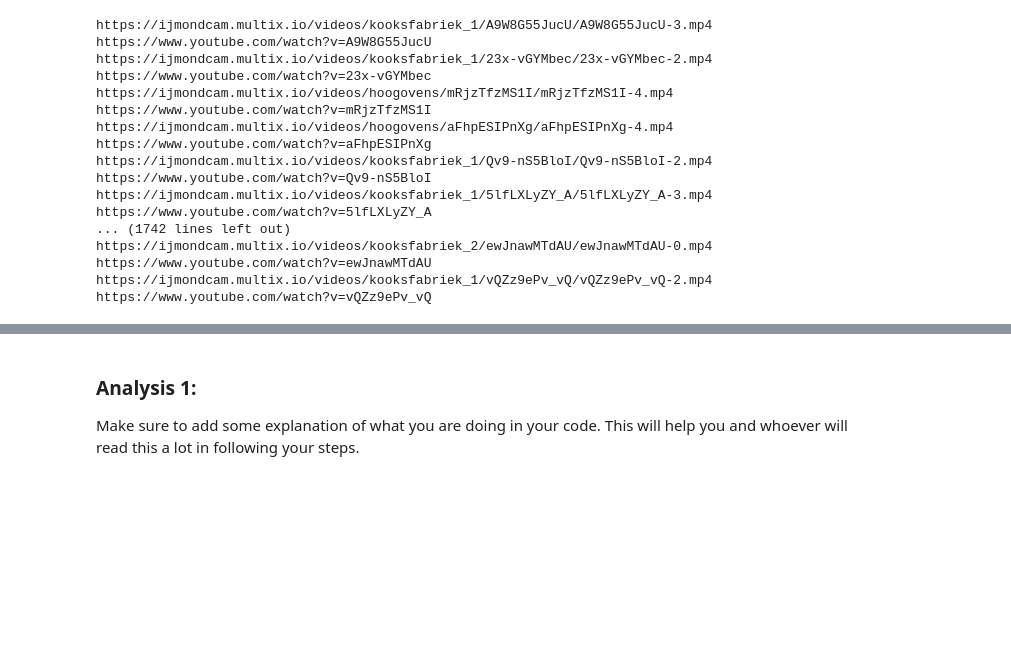
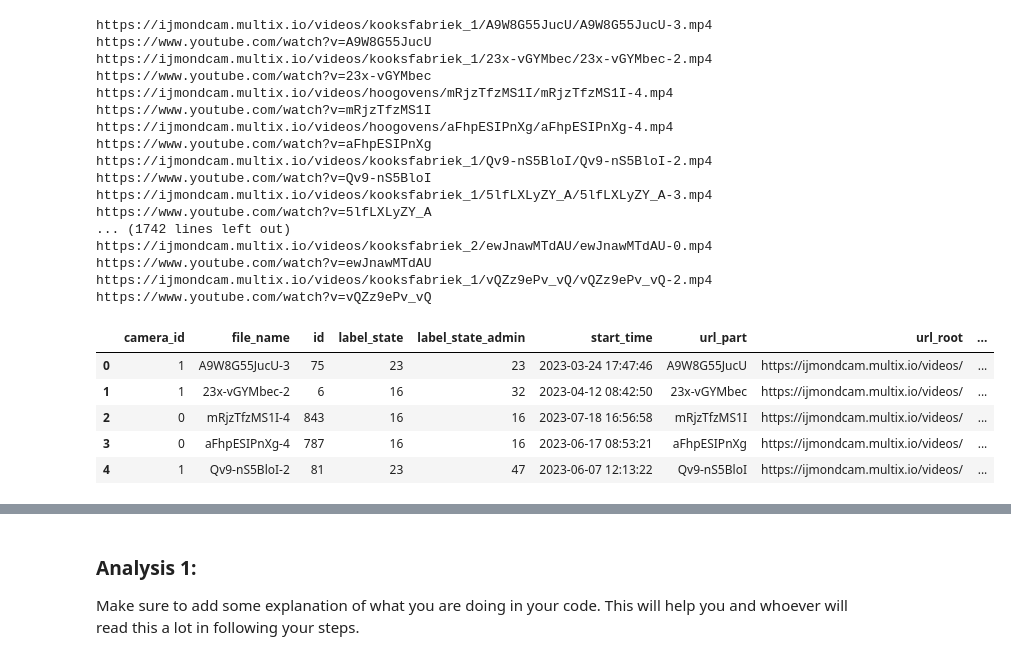
Before and after one commit to szabreka/uva_thesis_project, a Jupyter notebook: EDA/Exploratory Data Analysis.ipynb, the cells around one changed output, grey strips where cells are left out. Drawn from its saved outputs; the diff is of its cells as text; code cells hidden in the pictures; blank space fills up the shorter version.

```diff
--- a/EDA/Exploratory Data Analysis.ipynb
+++ b/EDA/Exploratory Data Analysis.ipynb
@@ -102,3 +102,13 @@ https://ijmondcam.multix.io/videos/kooksfabriek_2/ewJnawMTdAU/ewJnawMTdAU-0.mp4
 https://www.youtube.com/watch?v=ewJnawMTdAU
 https://ijmondcam.multix.io/videos/kooksfabriek_1/vQZz9ePv_vQ/vQZz9ePv_vQ-2.mp4
 https://www.youtube.com/watch?v=vQZz9ePv_vQ
+# %%
+ijmond_df = pd.read_json('metadata_ijmond_jan_22_2024.json')
+ijmond_df.head()
+# %% [output]
+|  | camera_id | file_name | id | label_state | label_state_admin | start_time | url_part | url_root | ... |
+| 0 | 1 | A9W8G55JucU-3 | 75 | 23 | 23 | 2023-03-24 17:47:46 | A9W8G55JucU | https://ijmondcam.multix.io/videos/ | ... |
+| 1 | 1 | 23x-vGYMbec-2 | 6 | 16 | 32 | 2023-04-12 08:42:50 | 23x-vGYMbec | https://ijmondcam.multix.io/videos/ | ... |
+| 2 | 0 | mRjzTfzMS1I-4 | 843 | 16 | 16 | 2023-07-18 16:56:58 | mRjzTfzMS1I | https://ijmondcam.multix.io/videos/ | ... |
+| 3 | 0 | aFhpESIPnXg-4 | 787 | 16 | 16 | 2023-06-17 08:53:21 | aFhpESIPnXg | https://ijmondcam.multix.io/videos/ | ... |
+| 4 | 1 | Qv9-nS5BloI-2 | 81 | 23 | 47 | 2023-06-07 12:13:22 | Qv9-nS5BloI | https://ijmondcam.multix.io/videos/ | ... |
```
Also changed, not shown: parts of 1 cell of this notebook, 9 other files.
